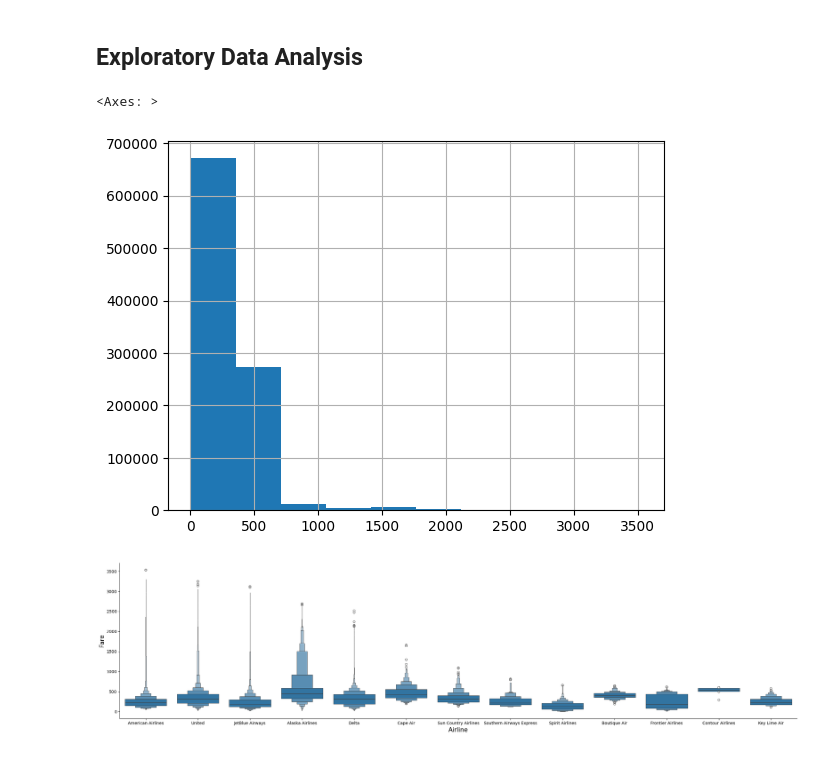
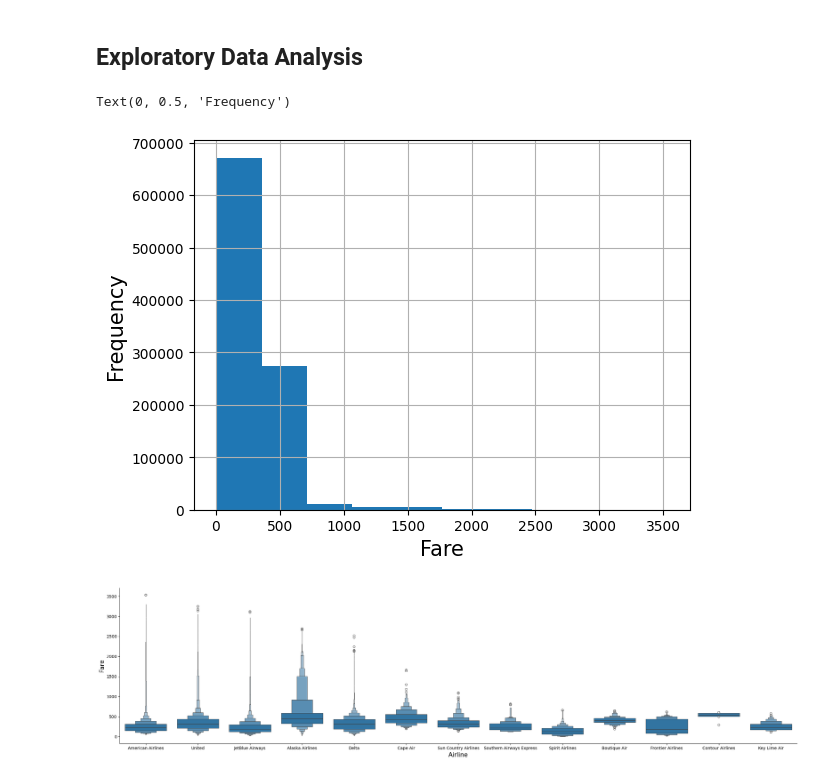
Before and after one commit to Reaper7861/Flight-Prediction-System, a Jupyter notebook: Flight Prediction.ipynb, the cells around one changed output. Cells and saved outputs as stored; diff of their text form; code cells hidden in the pictures.

```diff
--- a/Flight Prediction.ipynb
+++ b/Flight Prediction.ipynb
@@ -165,9 +165,11 @@ for col in categorical:
 # %%
 # Visualizing histogram for 'baseFare'
 flight_data_cleaned['baseFare'].hist()
+plt.xlabel('Fare', size = 15)
+plt.ylabel('Frequency', size = 15)
 # %% [output]
-<Axes: >
+Text(0, 0.5, 'Frequency')
-[figure, old version]
+[figure, new version]
 # %%
 # Plotting boxen plot to visualize distribution of 'baseFare' for each airline
 sns.catplot(y = 'baseFare', x = 'segmentsAirlineName', data =
```
